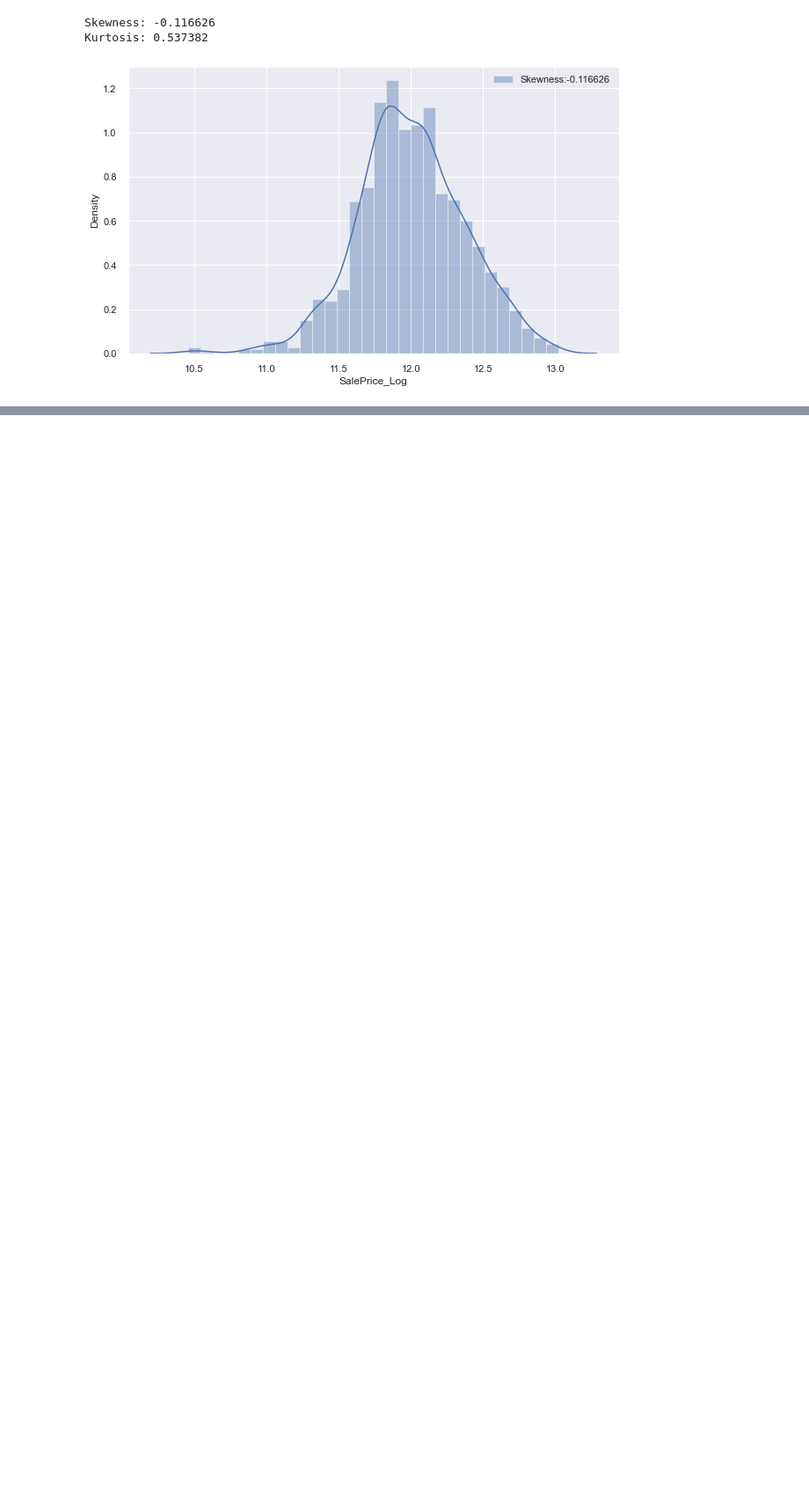
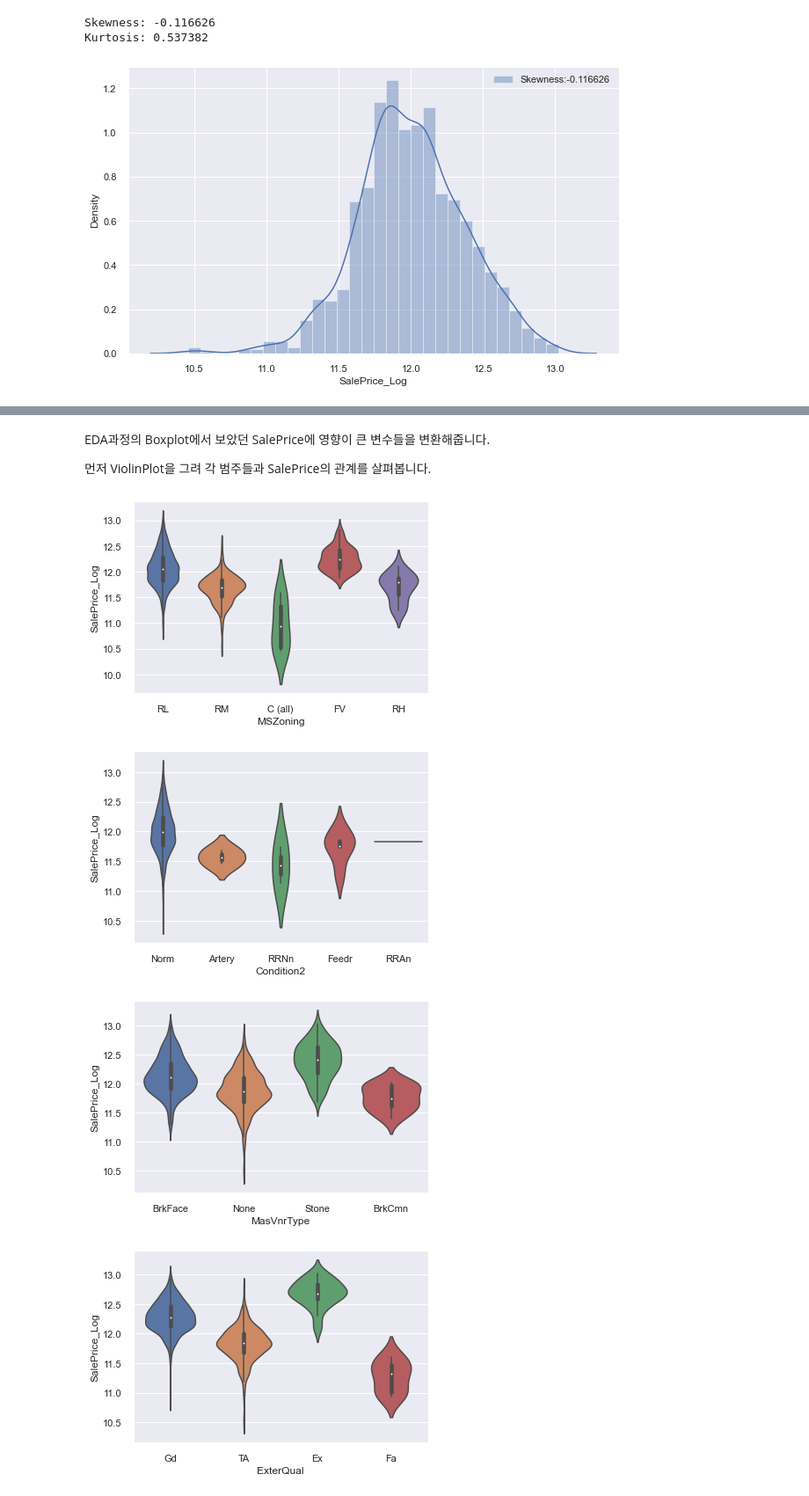
Before and after one commit to YongwoonHwang/Class, a Jupyter notebook: house-prices-advanced-regression-techniques/house_prices.ipynb, the cells around one changed output, grey strips where cells are left out. Shown at 88% size. Drawn from its saved outputs; the diff is of its cells as text; code cells hidden in the pictures; blank space fills up the shorter version.

```diff
--- a/house-prices-advanced-regression-techniques/house_prices.ipynb
+++ b/house-prices-advanced-regression-techniques/house_prices.ipynb
@@ -482,0 +503,13 @@ Kurtosis: 0.537382
+# %%
+# 위에서 설명한 바와 같이 '없다'의 의미를 갖는 변수들입니다.
+# NaN을 없다는 의미의 None으로 대체해줍니다.
+
+cols_fillna=['PoolQC','MiscFeature','Alley','Fence','MasVnrType','FireplaceQu',
+               'GarageQual','GarageCond','GarageFinish','GarageType', 'Electrical',
+               'KitchenQual', 'SaleType', 'Functional', 'Exterior2nd', 'Exterior1st',
+               'BsmtExposure','BsmtCond','BsmtQual','BsmtFinType1','BsmtFinType2',
+               'MSZoning', 'Utilities']
+
+for col in cols_fillna:
+    df_train[col].fillna('None', inplace=True)
+    df_test[col].fillna('None', inplace=True)
@@ -482,0 +531,5 @@ Kurtosis: 0.537382
+# %%
+# 나머지 결측치들은 평균값으로 대체하겠습니다.
+
+df_train.fillna(df_train.mean(), inplace=True)
+df_test.fillna(df_test.mean(), inplace=True)
@@ -482,0 +581,17 @@ Kurtosis: 0.537382
+# %% [markdown]
+EDA과정의 Boxplot에서 보았던 SalePrice에 영향이 큰 변수들을 변환해줍니다.
+
+먼저 ViolinPlot을 그려 각 범주들과 SalePrice의 관계를 살펴봅니다.
+# %%
+# 각 범주들을 개별로 살펴봅니다.
+catg_list = catg_strong_corr.copy()
+catg_list.remove('Neighborhood')
+
+for catg in catg_list:
+    sns.violinplot(x=catg, y=df_train["SalePrice_Log"], data=df_train)
+    plt.show()
+# %% [output]
+[figure, added]
+[figure, added]
+[figure, added]
+[figure, added]
```
Also changed, not shown: parts of 34 cells of this notebook, 1 other file.
